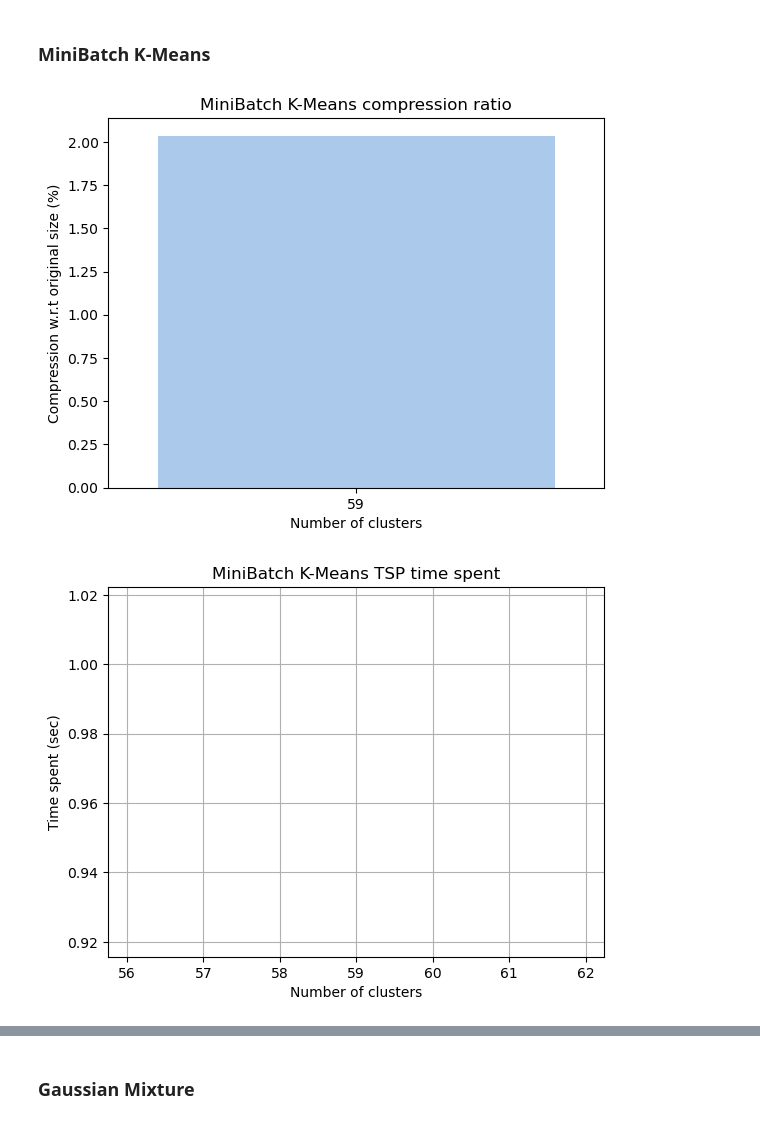
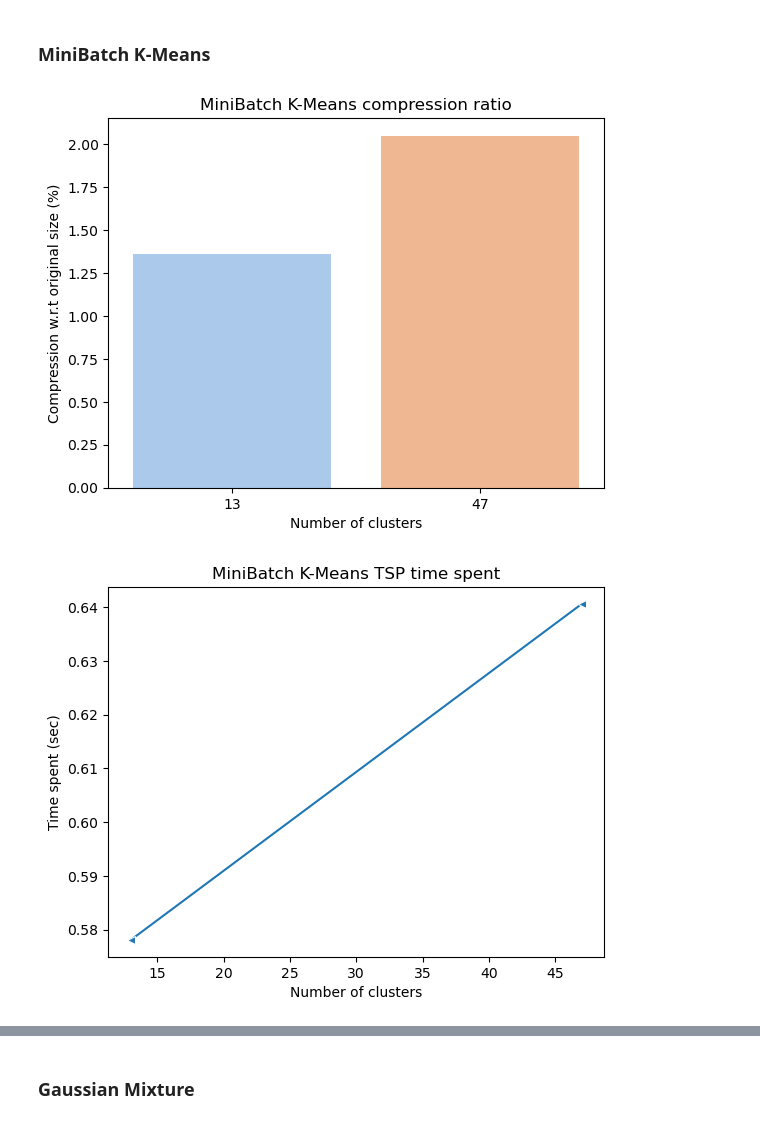
Before and after one commit to MrCosta57/clustering_for_inverted_index, a Jupyter notebook: main_test_sklearn_matr.ipynb, the cells around one changed output, grey strips where cells are left out. Drawn from its saved outputs; the diff is of its cells as text; code cells hidden in the pictures.

Commit message:
Fix to plots' markers

```diff
--- a/main_test_sklearn_matr.ipynb
+++ b/main_test_sklearn_matr.ipynb
@@ -32,7 +34,7 @@ std_inverted_index=Indexer.get_dict_from_csr_matrix(sparse_docs) #build the inve
 # %% [markdown]
 ## MiniBatch K-Means Method
 # %%
-n_iter=1
+n_iter=2
 params_k_means={"n_clusters": [i for i in range(2, 104)]}
 k_means_obj=MiniBatchKMeans(batch_size=512*CORE_NUM, n_init="auto") #For faster computations, you can set the batch_size greater than 256 * number of cores to enable parallelism on all cores
 # %%
@@ -65,15 +73,15 @@ plt.xlabel('Number of clusters')
 plt.ylabel('Compression w.r.t original size (%)')
 plt.show()
 # %% [output]
-[figure, old version]
+[figure, new version]
 # %%
-sns.lineplot(x=params[params_index], y=tsp_times[params_index], markers=True)
+sns.lineplot(x=params[params_index], y=tsp_times[params_index], marker="<")
 plt.title('MiniBatch K-Means TSP time spent')
 plt.xlabel('Number of clusters')
 plt.ylabel('Time spent (sec)')
 plt.show()
 # %% [output]
-[figure, old version]
+[figure, new version]
 # %%
 sns.barplot(x=params[params_index], y=tot_times[params_index], palette=colors)
 plt.title('MiniBatch K-Means total time spent')
```
Also changed, not shown: parts of 4 cells of this notebook.
